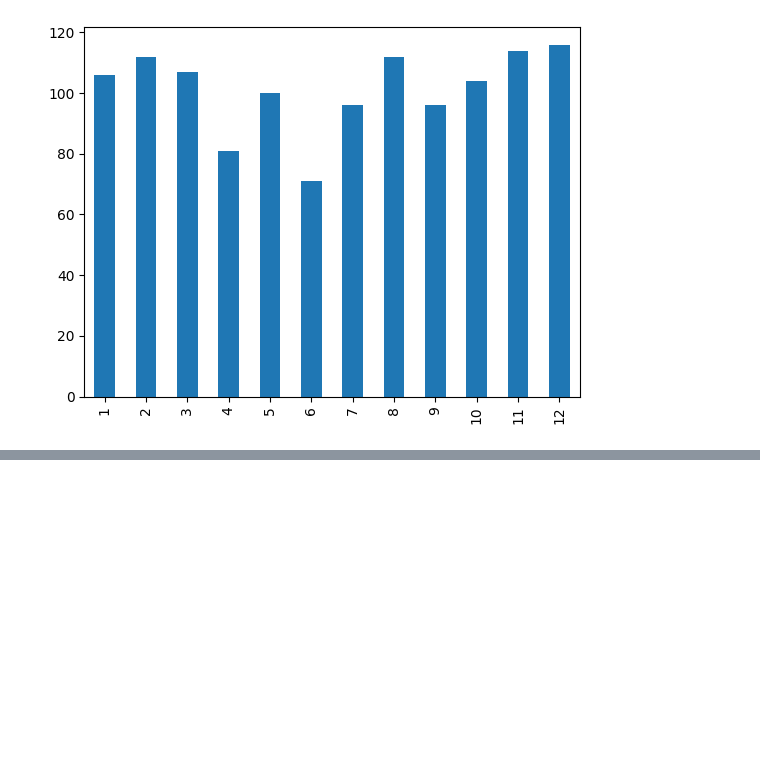
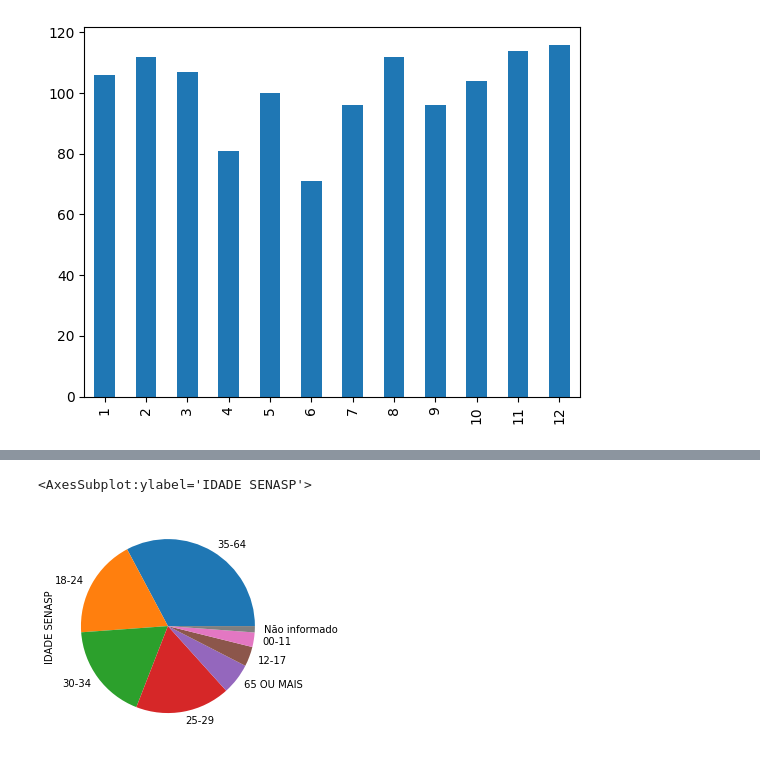
Before and after one commit to HitaloNasc/temporal-analysis-of-domestic-violence-in-the-state-of-pernambuco, a Jupyter notebook: analises/teste_violencia.ipynb, the cells around one changed output, grey strips where cells are left out. Saved outputs shown, nothing was run; the diff lists cells and outputs as text; code cells hidden in the pictures; blank space fills up the shorter version.

```diff
--- a/analises/teste_violencia.ipynb
+++ b/analises/teste_violencia.ipynb
@@ -885,0 +991,5 @@ df_agreste[ (df['SEXO'] == 'FEMININO') & (df['IDADE SENASP'] == '35-64') &  (df[
+# %%
+df_capital['IDADE SENASP'].value_counts().plot.pie()
+# %% [output]
+<AxesSubplot:ylabel='IDADE SENASP'>
+[figure, added]
```
Also changed, not shown: parts of 12 cells of this notebook.
